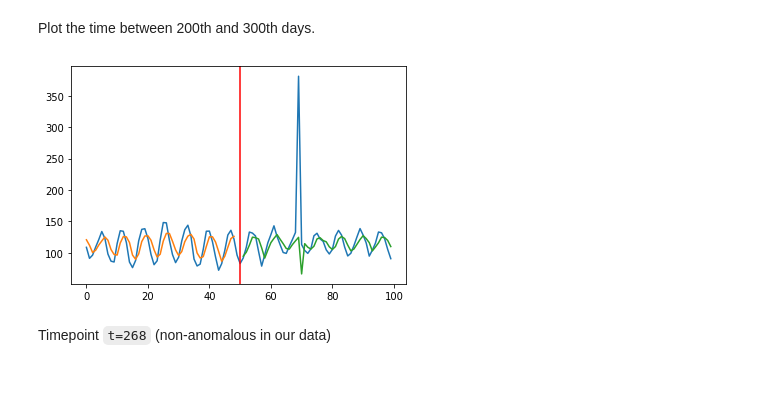
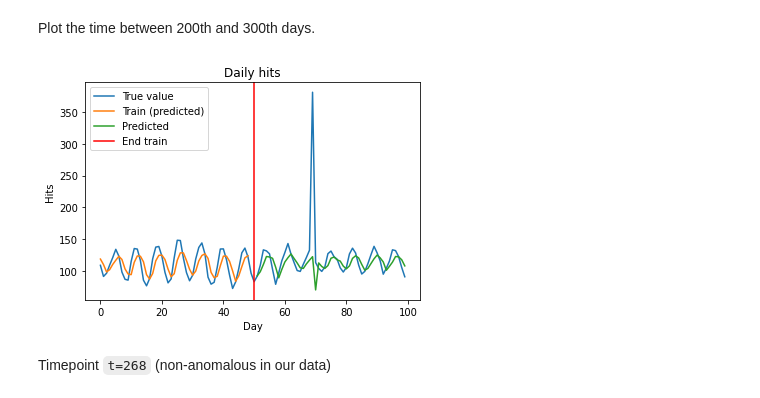
Before and after one commit to ruivieira/shi-models, a Jupyter notebook: notebooks/Periodic data.ipynb, the cells around one changed output. Saved outputs shown, nothing was run; the diff lists cells and outputs as text; code cells hidden in the pictures.

```diff
--- a/notebooks/Periodic data.ipynb
+++ b/notebooks/Periodic data.ipynb
@@ -205,19 +217,23 @@ Plot the time between 200th and 300th days.
 # %%
 trainPredictPlot = numpy.empty_like(data)
 trainPredictPlot[:, :] = numpy.nan
 trainPredictPlot[history:len(trainPredict)+history, :] = trainPredict
 
 testPredictPlot = numpy.empty_like(data)
 testPredictPlot[:, :] = numpy.nan
 testPredictPlot[len(trainPredict)+(history*2)+1:len(data)-1, :] = testPredict
 
 plt.plot(scaler.inverse_transform(data)[200:300])
 plt.plot(trainPredictPlot[200:300])
 plt.plot(testPredictPlot[200:300])
 plt.axvline(x=train_size-200, c="red")
+plt.title("Daily hits")
+plt.xlabel("Day")
+plt.ylabel("Hits")
+plt.legend(['True value', 'Train (predicted)', "Predicted", "End train"])
 plt.show()
 # %% [output]
-[figure, old version]
+[figure, new version]
 # %% [markdown]
 Timepoint `t=268` (non-anomalous in our data)
 # %%
```
Also changed, not shown: parts of 7 cells of this notebook.
